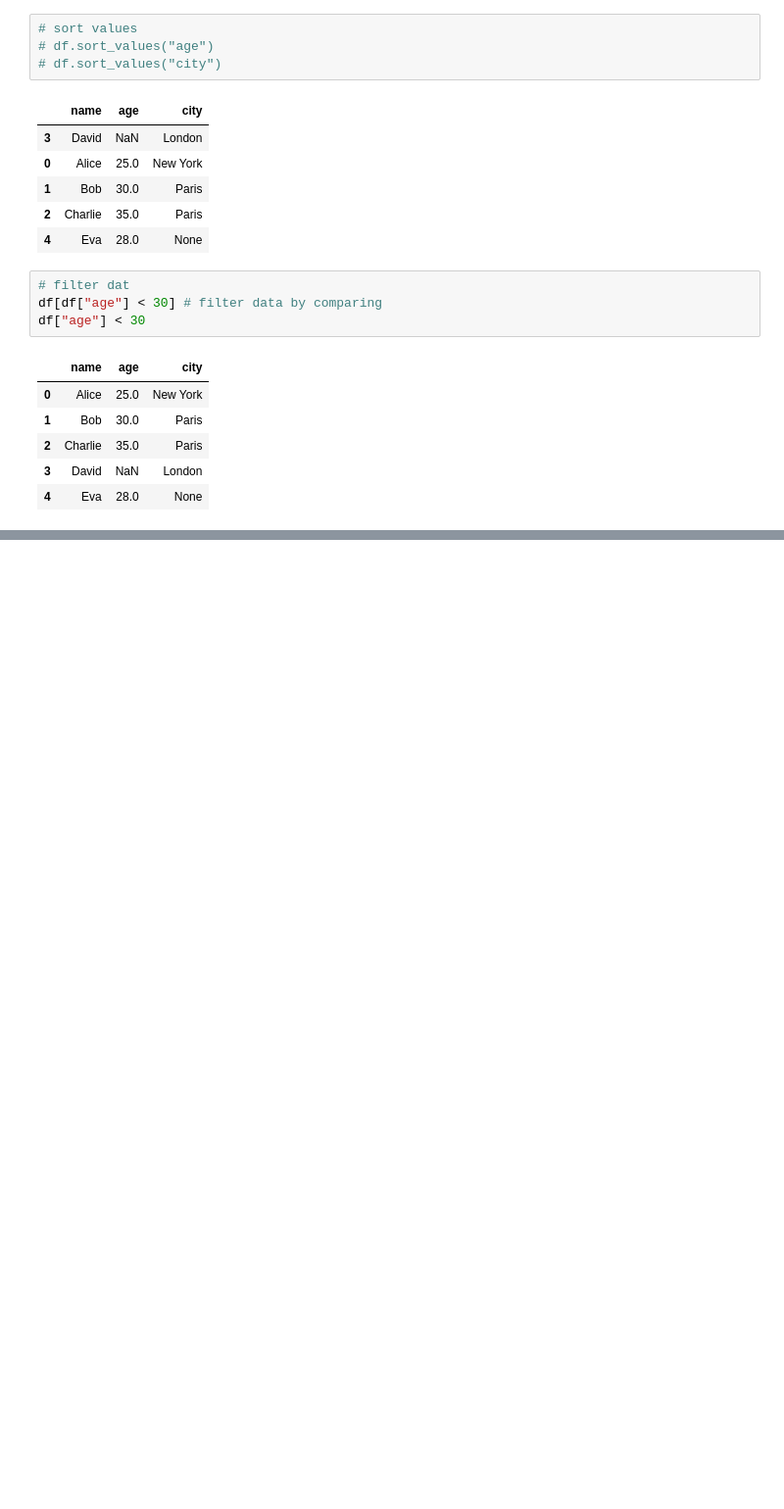
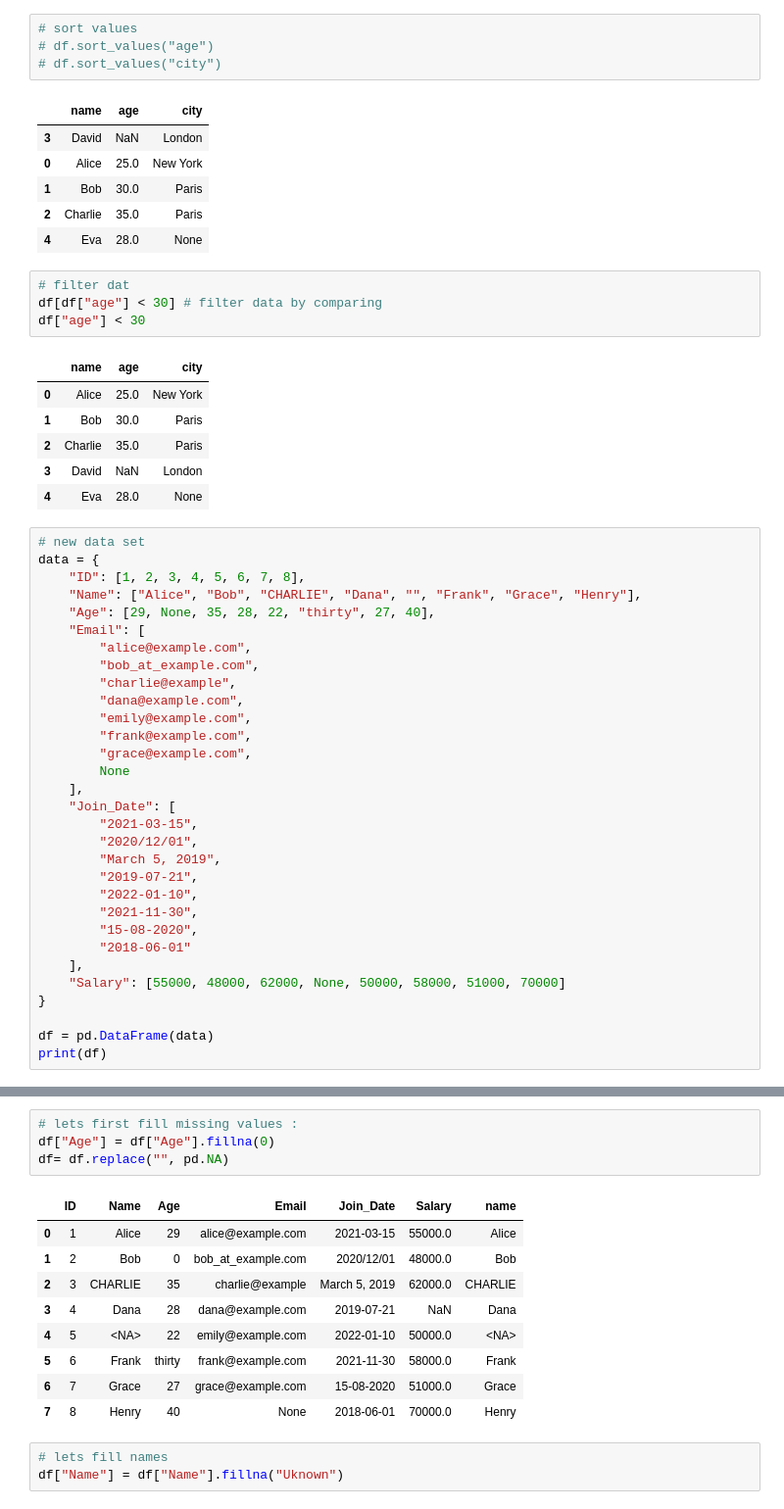
Before and after one commit to Dipakxettri/PandasLearnings, a Jupyter notebook: practice.ipynb, the cells around one changed output, grey strips where cells are left out. Shown at 98% size. Saved outputs shown, nothing was run; the diff lists cells and outputs as text; blank space fills up the shorter version.

```diff
--- a/practice.ipynb
+++ b/practice.ipynb
@@ -115,3 +115,34 @@ df["age"] < 30
 | 2 | Charlie | 35.0 | Paris |
 | 3 | David | NaN | London |
 | 4 | Eva | 28.0 | None |
+# %%
+# new data set
+data = {
+    "ID": [1, 2, 3, 4, 5, 6, 7, 8],
+    "Name": ["Alice", "Bob", "CHARLIE", "Dana", "", "Frank", "Grace", "Henry"],
+    "Age": [29, None, 35, 28, 22, "thirty", 27, 40],
+    "Email": [
+        "alice@example.com",
+        "bob_at_example.com",
+        "charlie@example",
+        "dana@example.com",
+        "emily@example.com",
+        "frank@example.com",
+        "grace@example.com",
+        None
+    ],
+    "Join_Date": [
+        "2021-03-15",
+        "2020/12/01",
+        "March 5, 2019",
+        "2019-07-21",
+        "2022-01-10",
+        "2021-11-30",
+        "15-08-2020",
+        "2018-06-01"
+    ],
+    "Salary": [55000, 48000, 62000, None, 50000, 58000, 51000, 70000]
+}
+
+df = pd.DataFrame(data)
+print(df)
@@ -117,0 +205,17 @@ df["age"] < 30
+# %%
+# lets first fill missing values :
+df["Age"] = df["Age"].fillna(0)
+df= df.replace("", pd.NA)
+# %% [output]
+|  | ID | Name | Age | Email | Join_Date | Salary | name |
+| 0 | 1 | Alice | 29 | alice@example.com | 2021-03-15 | 55000.0 | Alice |
+| 1 | 2 | Bob | 0 | bob_at_example.com | 2020/12/01 | 48000.0 | Bob |
+| 2 | 3 | CHARLIE | 35 | charlie@example | March 5, 2019 | 62000.0 | CHARLIE |
+| 3 | 4 | Dana | 28 | dana@example.com | 2019-07-21 | NaN | Dana |
+| 4 | 5 | <NA> | 22 | emily@example.com | 2022-01-10 | 50000.0 | <NA> |
+| 5 | 6 | Frank | thirty | frank@example.com | 2021-11-30 | 58000.0 | Frank |
+| 6 | 7 | Grace | 27 | grace@example.com | 15-08-2020 | 51000.0 | Grace |
+| 7 | 8 | Henry | 40 | None | 2018-06-01 | 70000.0 | Henry |
+# %%
+# lets fill names
+df["Name"] = df["Name"].fillna("Uknown")
```
Also changed, not shown: parts of 8 cells of this notebook, 1 other file.
